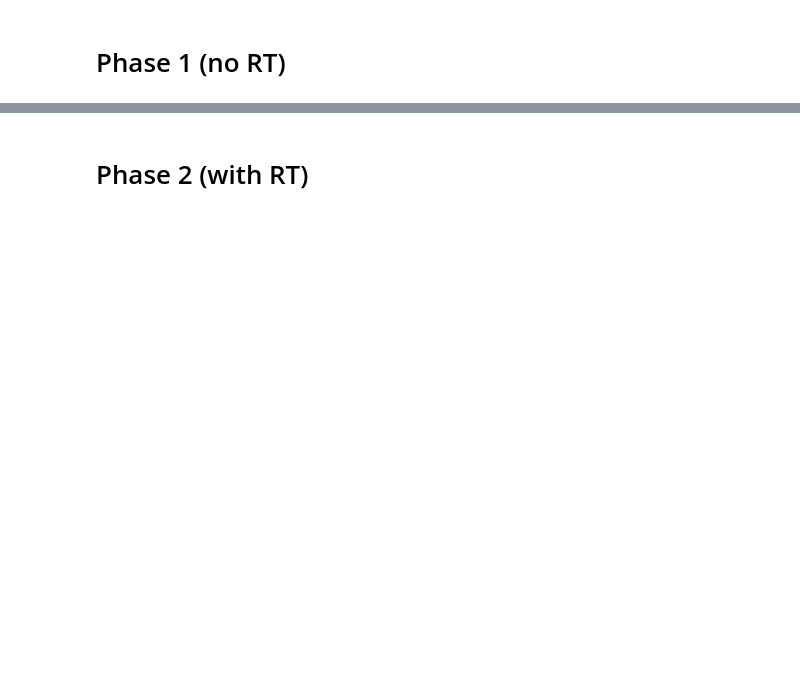
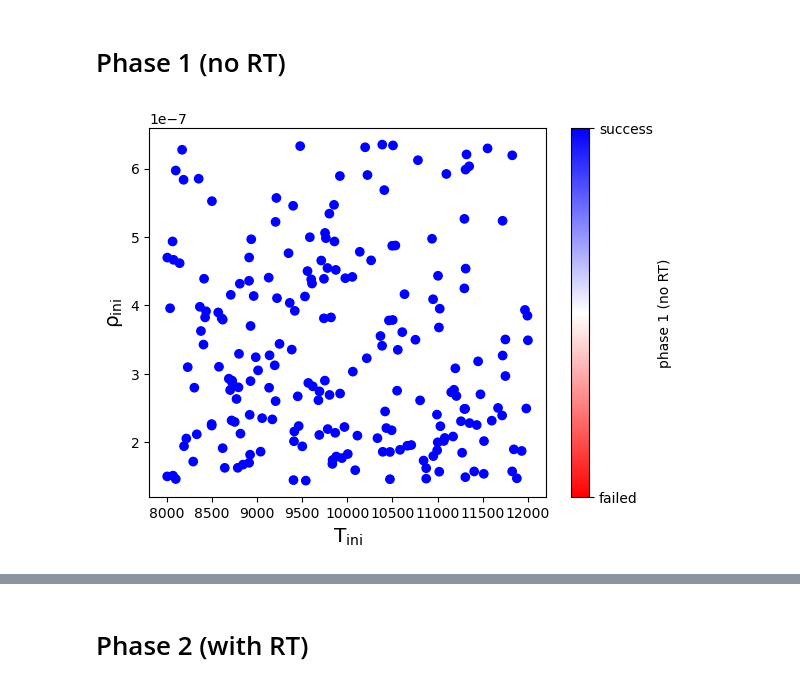
Before and after one commit to pe1995/MUST.jl, a Jupyter notebook: examples/running_dispatch/Valid_T_rho_comb.ipynb, the cells around one changed output, grey strips where cells are left out. Drawn from its saved outputs; the diff is of its cells as text; code cells hidden in the pictures; blank space fills up the shorter version.

```diff
--- a/examples/running_dispatch/Valid_T_rho_comb.ipynb
+++ b/examples/running_dispatch/Valid_T_rho_comb.ipynb
@@ -15,18 +15,20 @@ PyObject <module 'dispatch' from '/raven/ptmp/peitner/model_grids/dispatch2/util
 # %%
-results = DataFrame(CSV.File("summary_testrun1.csv"));
+results = DataFrame(CSV.File("summary_testrun3.csv"));
 # %%
 t, rho, ee0, ee_min, successP1, successP2 = eachcol(results[:,[:stellar_params!tt_k, :stellar_params!d_cgs, :newton_params!ee0, :stellar_params!ee_min, :phase1_success, :phase2_success]]);
 # %% [markdown]
 # Phase 1 (no RT)
 # %%
 plt.close()
-im = plt.scatter(t, rho, c=successP1, cmap="bwr_r")
+im = plt.scatter(t, rho, c=successP1, cmap="bwr_r", vmin=0, vmax=1)
 plt.xlabel(L"\rm T_{ini}", fontsize="x-large")
 plt.ylabel(L"\rm \rho_{ini}", fontsize="x-large")
 cbar = plt.colorbar(im)
 cbar.set_label("phase 1 (no RT)")
 cbar.set_ticks([0,1])
 cbar.set_ticklabels(["failed", "success"])
-plt.savefig("t_rho_p1_success.png")
+#plt.savefig("t_rho_p1_success.png")
+# %% [output]
+[figure, added]
 # %%
 plt.close()
```
Also changed, not shown: parts of 19 cells of this notebook, 10 other files.
